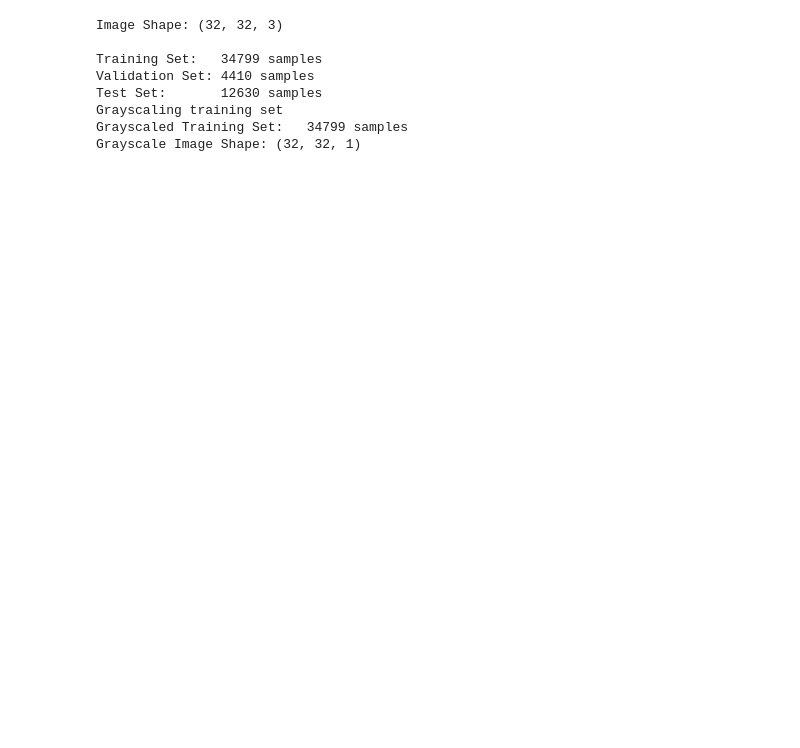
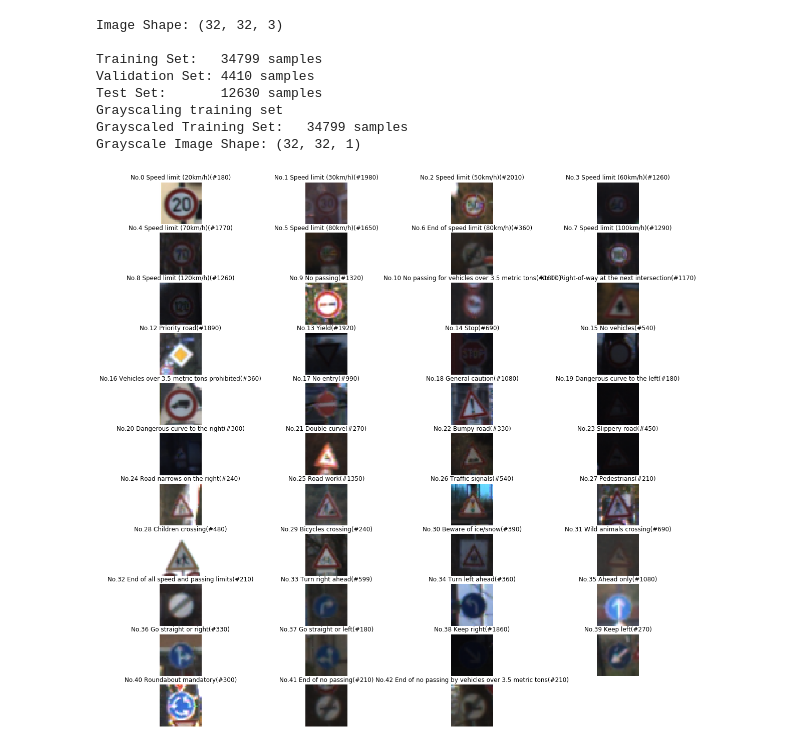
Before and after one commit to Vladimir-Lazic/CarND-Traffic-Sign-Classifier-Project, a Jupyter notebook: traffic_sign_classifier_project.ipynb, the cells around one changed output. Drawn from its saved outputs; the diff is of its cells as text; code cells hidden in the pictures; blank space fills up the shorter version.

```diff
--- a/traffic_sign_classifier_project.ipynb
+++ b/traffic_sign_classifier_project.ipynb
@@ -31,9 +61,43 @@ image_labels = parse_image_labels(image_label_file)
+# %%
+"""
+    Functions for dataset exploration
+"""
+
+figsize_default = plt.rcParams['figure.figsize']
+
+def samples_stat(features, labels):
+    h = [0 for i in range(len(labels))]
+    samples = {}
+    for idx, l in enumerate(labels):
+        h[l] += 1
+        if l not in samples:
+            samples[l] = features[idx]
+    return h, samples
+
+def dataset_exploration(features, labels):
+    plt.rcParams['figure.figsize'] = (20.0, 20.0)
+    histo, samples = samples_stat(features, labels)
+    total_class = len(set(labels))
+    ncols = 4
+    nrows = 11
+
+    _, axes = plt.subplots(nrows=nrows, ncols=ncols)
+
+    class_idx = 0
+    for r in range(nrows):
+        for c in range(ncols):
+            a = axes[r][c]
+            a.axis('off')
+            if class_idx in samples:
+                a.imshow(samples[class_idx])
+            if class_idx in image_labels:
+                a.set_title("No.{} {}(#{})".format(class_idx, image_labels[class_idx], histo[class_idx]), fontsize=12)
+            class_idx += 1
+    plt.rcParams['figure.figsize'] = figsize_default
 # %%
 training_file = './data_set/train.p'
 validation_file = './data_set/valid.p'
 testing_file = './data_set/test.p'
-
-image_label_file = 'signnames.csv'
 
 # Loading the data set
 with open(training_file, mode='rb') as f:
@@ -61,11 +125,9 @@ def image_normalize(image):
     image = np.divide(image, 255)
     return image
 
-
 def dataset_normalization(X_data):
     X_normalized = X_data.copy()
     num_examples = len(X_data)
-    # print('Number of examples', num_examples)
     for i in range(num_examples):
         image = X_normalized[i]
         normalized_image = image_normalize(image)
@@ -73,30 +135,33 @@ def dataset_normalization(X_data):
     return X_normalized
 
 def dataset_grayscale(X_data):
     X_grayscale = []
     num_examples = len(X_data)
     for i in range(num_examples):
         image = X_data[i]
         gray = cv2.cvtColor(image, cv2.COLOR_RGB2GRAY)
         X_grayscale.append(gray.reshape(32, 32, 1))
     return np.array(X_grayscale)
 
+dataset_exploration(X_train, y_train)
+
 print('Grayscaling training set')
 X_train = dataset_grayscale(X_train)
 X_valid = dataset_grayscale(X_valid)
 X_test = dataset_grayscale(X_test)
 
 assert (len(X_train) == len(y_train))
 print("Grayscaled Training Set:   {} samples".format(len(X_train)))
 print("Grayscale Image Shape: {}".format(X_train[0].shape))
 
 X_train, y_train = shuffle(X_train, y_train)
 # %% [output]
 Image Shape: (32, 32, 3)
 
 Training Set:   34799 samples
 Validation Set: 4410 samples
 Test Set:       12630 samples
 Grayscaling training set
 Grayscaled Training Set:   34799 samples
 Grayscale Image Shape: (32, 32, 1)
+[figure, added]
```
Also changed, not shown: parts of 9 cells of this notebook.
